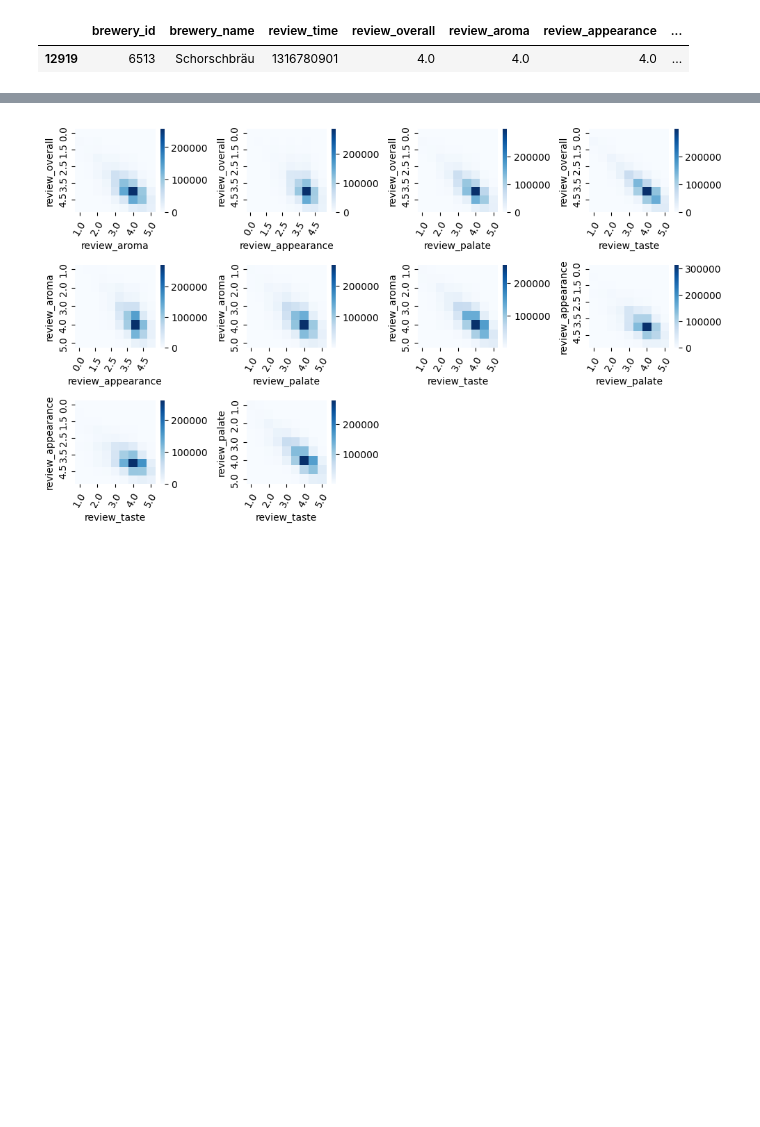
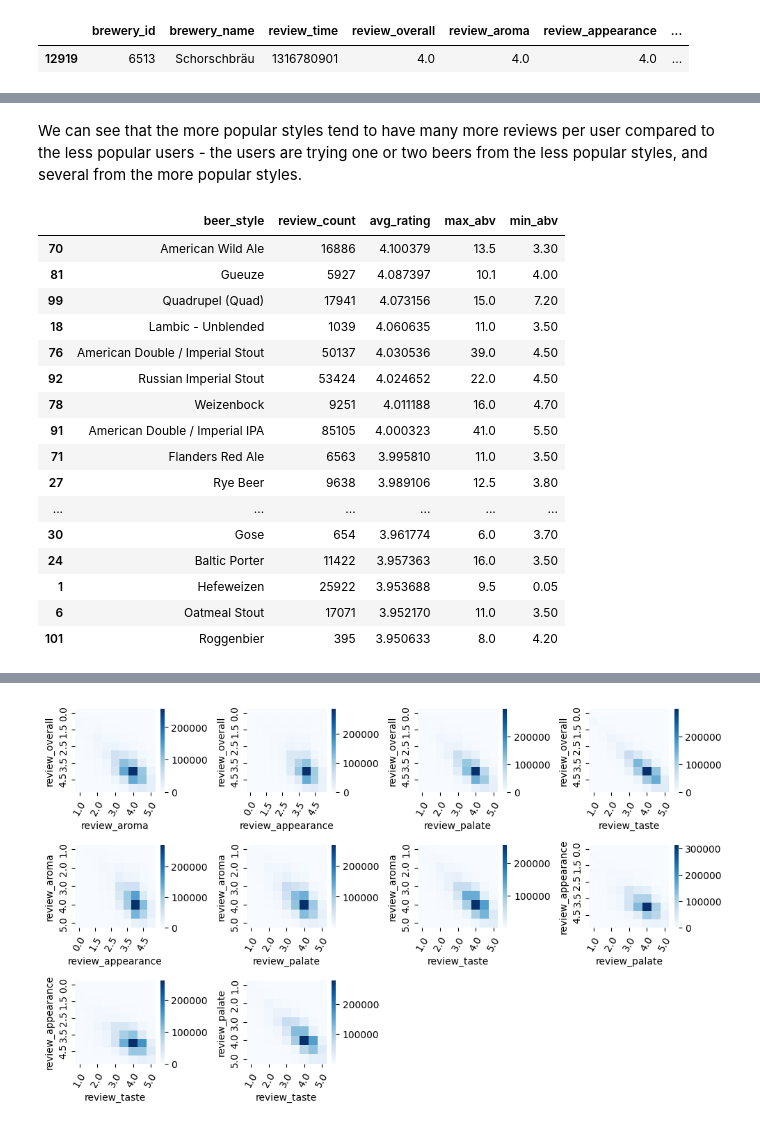
Before and after one commit to LucasLyons/Beer-Project, a Jupyter notebook: Beer Review Data Analysis.ipynb, the cells around one changed output, grey strips where cells are left out. Cells and saved outputs as stored; diff of their text form; code cells hidden in the pictures; blank space fills up the shorter version.

```diff
--- a/Beer Review Data Analysis.ipynb
+++ b/Beer Review Data Analysis.ipynb
@@ -152,0 +213,23 @@ At this point, we're ready to start looking into the relationships between the v
+# %% [markdown]
+We can see that the more popular styles tend to have many more reviews per user compared to the less popular users - the users are trying one or two beers from the less popular styles, and several from the more popular styles.
+# %%
+#show 20 styles with the highest ratings
+styles.sort_values('avg_rating', ascending = False).head(20)
+# %% [output]
+|  | beer_style | review_count | avg_rating | max_abv | min_abv |
+| 70 | American Wild Ale | 16886 | 4.100379 | 13.5 | 3.30 |
+| 81 | Gueuze | 5927 | 4.087397 | 10.1 | 4.00 |
+| 99 | Quadrupel (Quad) | 17941 | 4.073156 | 15.0 | 7.20 |
+| 18 | Lambic - Unblended | 1039 | 4.060635 | 11.0 | 3.50 |
+| 76 | American Double / Imperial Stout | 50137 | 4.030536 | 39.0 | 4.50 |
+| 92 | Russian Imperial Stout | 53424 | 4.024652 | 22.0 | 4.50 |
+| 78 | Weizenbock | 9251 | 4.011188 | 16.0 | 4.70 |
+| 91 | American Double / Imperial IPA | 85105 | 4.000323 | 41.0 | 5.50 |
+| 71 | Flanders Red Ale | 6563 | 3.995810 | 11.0 | 3.50 |
+| 27 | Rye Beer | 9638 | 3.989106 | 12.5 | 3.80 |
+| ... | ... | ... | ... | ... | ... |
+| 30 | Gose | 654 | 3.961774 | 6.0 | 3.70 |
+| 24 | Baltic Porter | 11422 | 3.957363 | 16.0 | 3.50 |
+| 1 | Hefeweizen | 25922 | 3.953688 | 9.5 | 0.05 |
+| 6 | Oatmeal Stout | 17071 | 3.952170 | 11.0 | 3.50 |
+| 101 | Roggenbier | 395 | 3.950633 | 8.0 | 4.20 |
```
Also changed, not shown: parts of 16 cells of this notebook.
